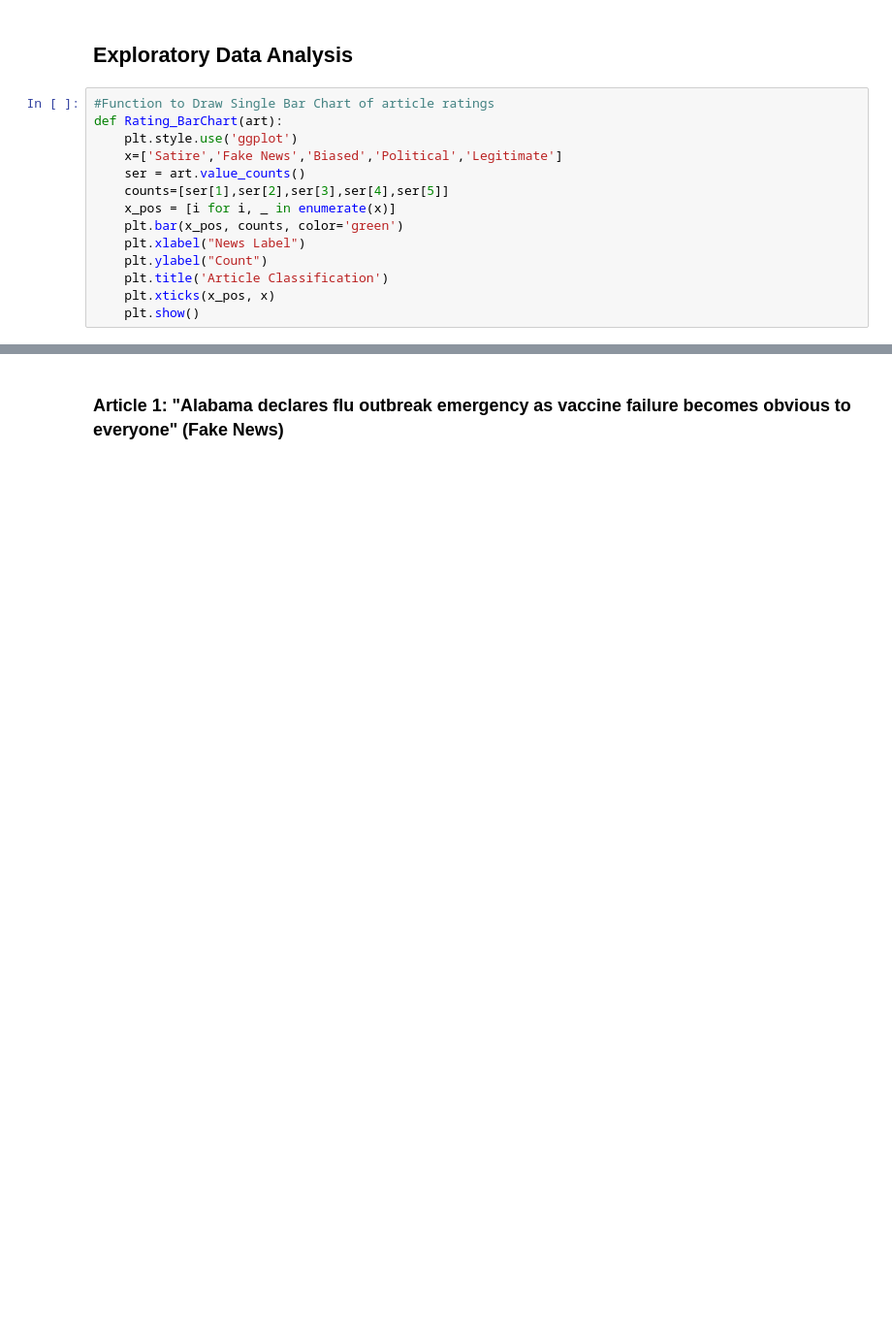
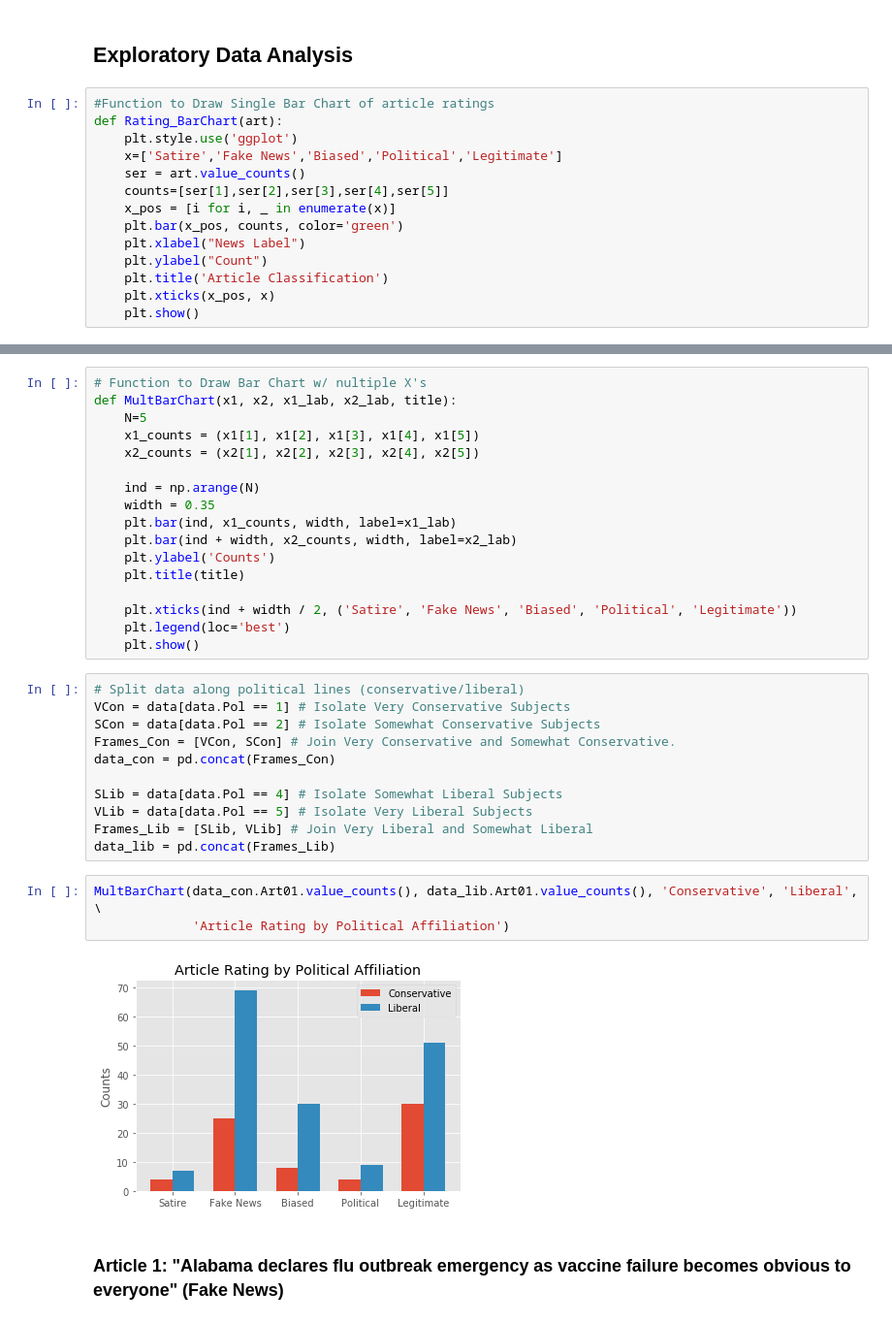
Before and after one commit to jimkaj/w210_FakeNews, a Jupyter notebook: FakeNewsExperiment.ipynb, the cells around one changed output, grey strips where cells are left out. Shown at 97% size. Drawn from its saved outputs; the diff is of its cells as text; blank space fills up the shorter version.

```diff
--- a/FakeNewsExperiment.ipynb
+++ b/FakeNewsExperiment.ipynb
@@ -229,3 +230,36 @@ df Pol_BarChart(art, G1, G2):
+# %%
+# Function to Draw Bar Chart w/ nultiple X's
+def MultBarChart(x1, x2, x1_lab, x2_lab, title):
+    N=5
+    x1_counts = (x1[1], x1[2], x1[3], x1[4], x1[5])
+    x2_counts = (x2[1], x2[2], x2[3], x2[4], x2[5])
+
+    ind = np.arange(N)
+    width = 0.35
+    plt.bar(ind, x1_counts, width, label=x1_lab)
+    plt.bar(ind + width, x2_counts, width, label=x2_lab)
+    plt.ylabel('Counts')
+    plt.title(title)
+
+    plt.xticks(ind + width / 2, ('Satire', 'Fake News', 'Biased', 'Political', 'Legitimate'))
+    plt.legend(loc='best')
+    plt.show()
+# %%
+# Split data along political lines (conservative/liberal)
+VCon = data[data.Pol == 1] # Isolate Very Conservative Subjects
+SCon = data[data.Pol == 2] # Isolate Somewhat Conservative Subjects
+Frames_Con = [VCon, SCon] # Join Very Conservative and Somewhat Conservative.
+data_con = pd.concat(Frames_Con)
+
+SLib = data[data.Pol == 4] # Isolate Somewhat Liberal Subjects
+VLib = data[data.Pol == 5] # Isolate Very Liberal Subjects
+Frames_Lib = [SLib, VLib] # Join Very Liberal and Somewhat Liberal
+data_lib = pd.concat(Frames_Lib)
+# %%
+MultBarChart(data_con.Art01.value_counts(), data_lib.Art01.value_counts(), 'Conservative', 'Liberal', \
+             'Article Rating by Political Affiliation')
+# %% [output]
+[figure, added]
 # %% [markdown]
 ### Article 1: "Alabama declares flu outbreak emergency as vaccine failure becomes obvious to everyone" (Fake News)
 # %%
```
Also changed, not shown: parts of 21 cells of this notebook.
